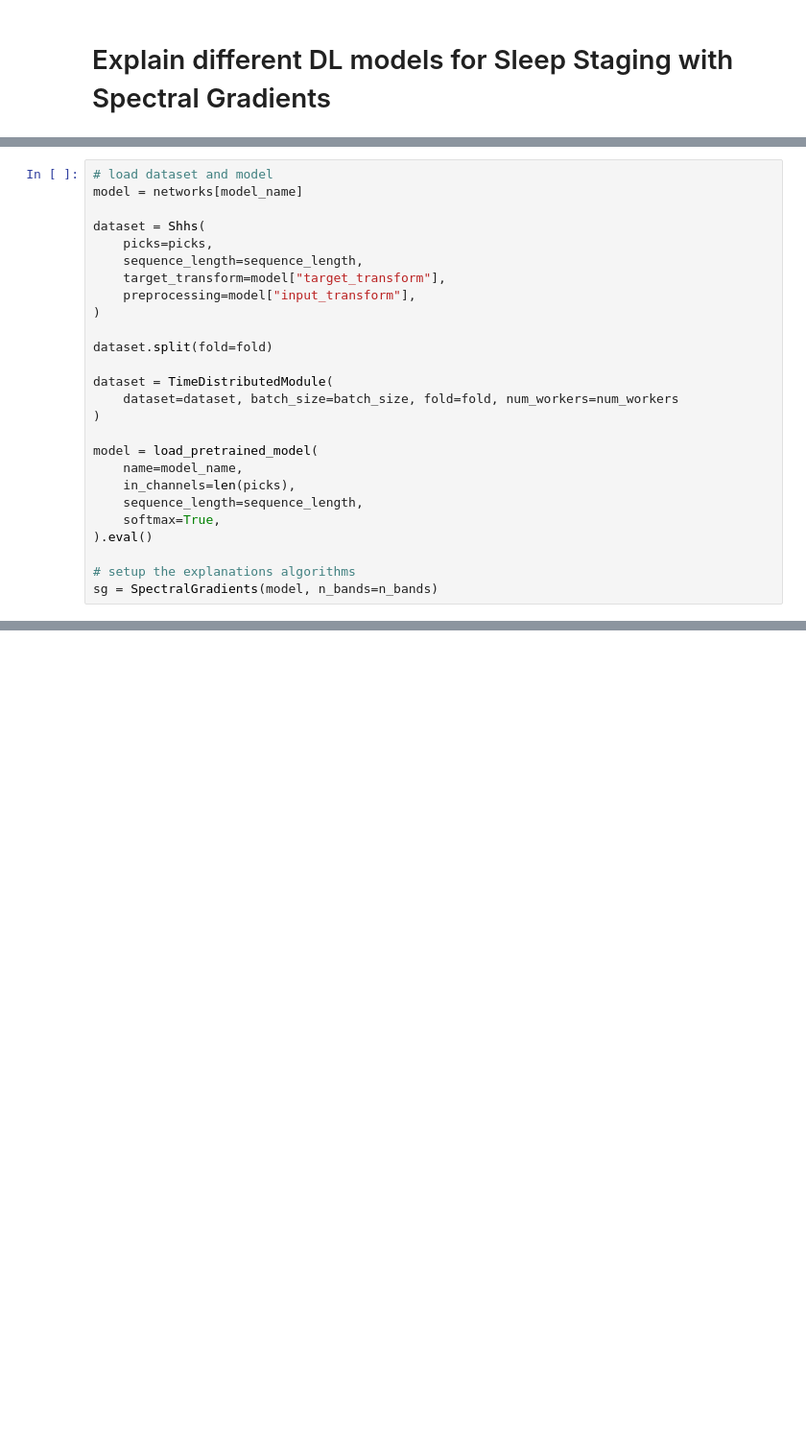
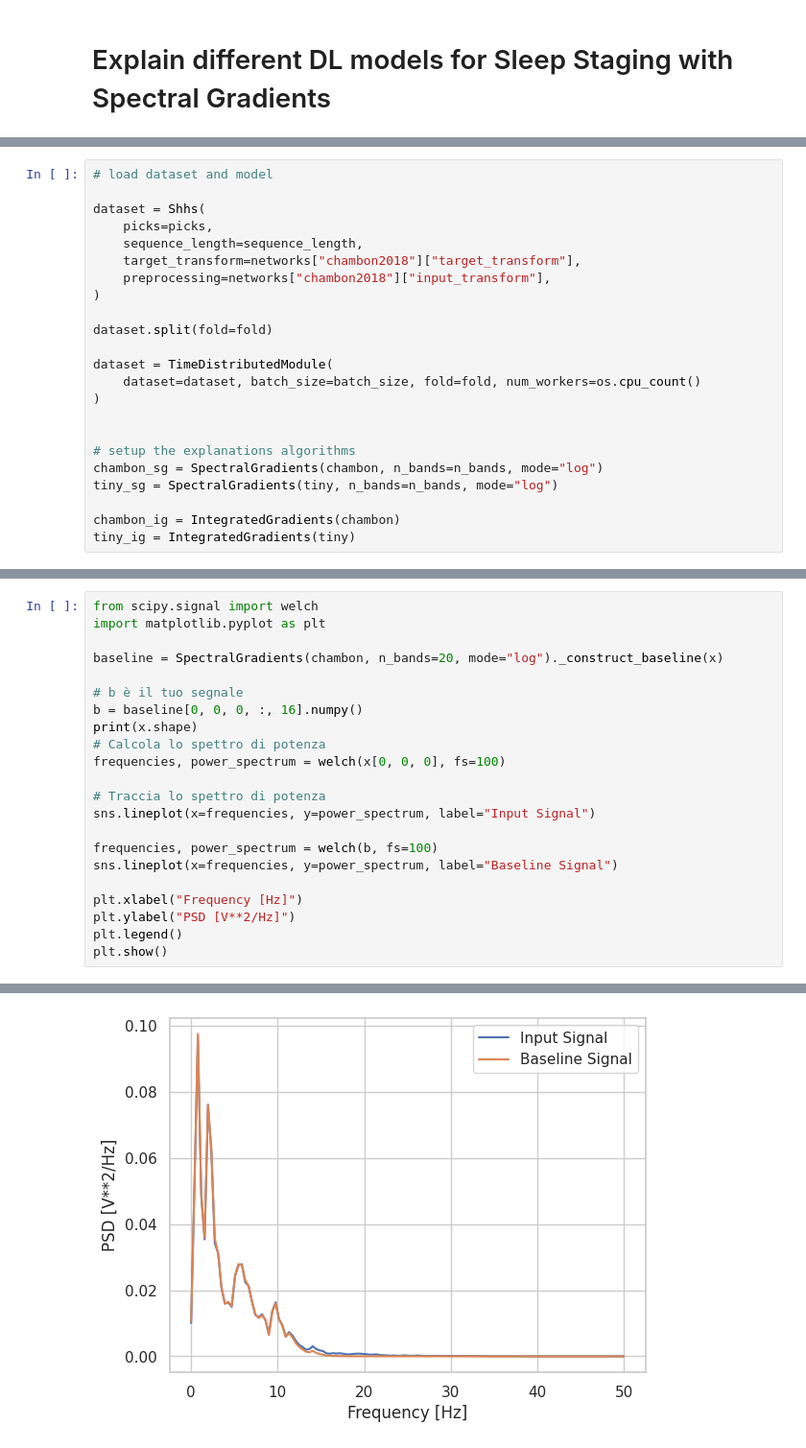
Before and after one commit to guidogagl/physioex, a Jupyter notebook: examples/spectral_gradients.ipynb, the cells around one changed output, grey strips where cells are left out. Shown at 96% size. Drawn from its saved outputs; the diff is of its cells as text; blank space fills up the shorter version.

```diff
--- a/examples/spectral_gradients.ipynb
+++ b/examples/spectral_gradients.ipynb
@@ -64,27 +104,24 @@ device = torch.device("cuda" if torch.cuda.is_available() else "cpu")
 # %%
 # load dataset and model
-model = networks[model_name]
 
 dataset = Shhs(
     picks=picks,
     sequence_length=sequence_length,
-    target_transform=model["target_transform"],
-    preprocessing=model["input_transform"],
+    target_transform=networks["chambon2018"]["target_transform"],
+    preprocessing=networks["chambon2018"]["input_transform"],
 )
 
 dataset.split(fold=fold)
 
 dataset = TimeDistributedModule(
-    dataset=dataset, batch_size=batch_size, fold=fold, num_workers=num_workers
+    dataset=dataset, batch_size=batch_size, fold=fold, num_workers=os.cpu_count()
 )
 
-model = load_pretrained_model(
-    name=model_name,
-    in_channels=len(picks),
-    sequence_length=sequence_length,
-    softmax=True,
-).eval()
 
 # setup the explanations algorithms
-sg = SpectralGradients(model, n_bands=n_bands)
+chambon_sg = SpectralGradients(chambon, n_bands=n_bands, mode="log")
+tiny_sg = SpectralGradients(tiny, n_bands=n_bands, mode="log")
+
+chambon_ig = IntegratedGradients(chambon)
+tiny_ig = IntegratedGradients(tiny)
 # %% [output]
@@ -410,0 +244,23 @@ sg.bands[i][0]
+# %%
+from scipy.signal import welch
+import matplotlib.pyplot as plt
+
+baseline = SpectralGradients(chambon, n_bands=20, mode="log")._construct_baseline(x)
+
+# b è il tuo segnale
+b = baseline[0, 0, 0, :, 16].numpy()
+print(x.shape)
+# Calcola lo spettro di potenza
+frequencies, power_spectrum = welch(x[0, 0, 0], fs=100)
+
+# Traccia lo spettro di potenza
+sns.lineplot(x=frequencies, y=power_spectrum, label="Input Signal")
+
+frequencies, power_spectrum = welch(b, fs=100)
+sns.lineplot(x=frequencies, y=power_spectrum, label="Baseline Signal")
+
+plt.xlabel("Frequency [Hz]")
+plt.ylabel("PSD [V**2/Hz]")
+plt.legend()
+plt.show()
+# %% [output]
@@ -410,0 +269 @@ sg.bands[i][0]
+[figure, added]
```
Also changed, not shown: parts of 21 cells of this notebook, 15 other files.
